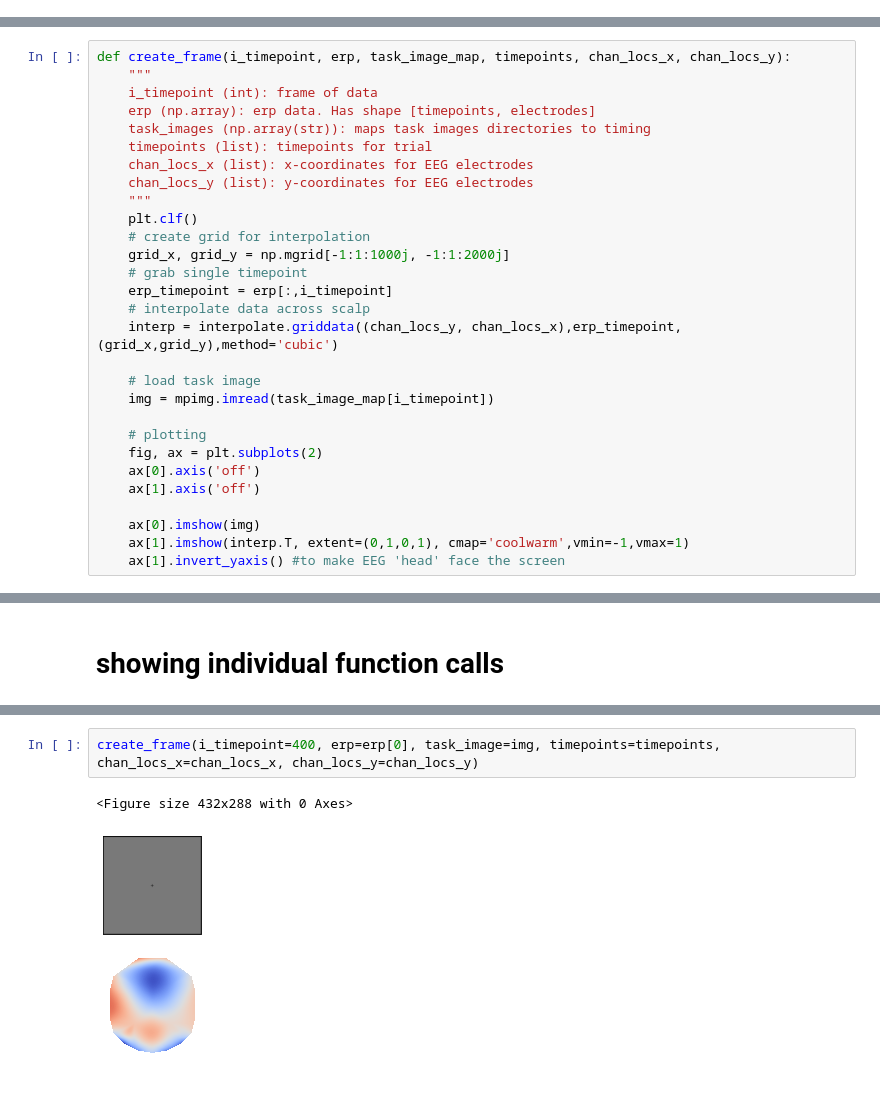
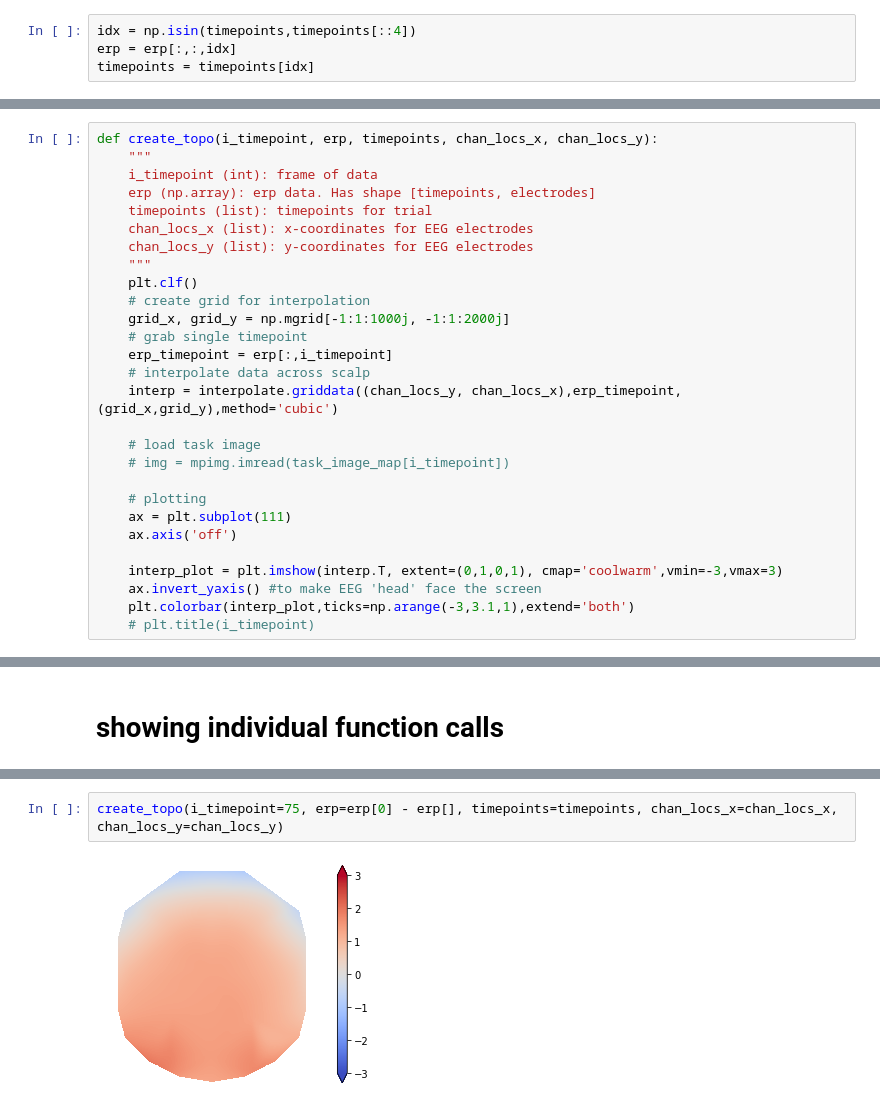
Before and after one commit to WilliamThyer/erp_gif, a Jupyter notebook: gif_erp.ipynb, the cells around one changed output, grey strips where cells are left out. Drawn from its saved outputs; the diff is of its cells as text.

```diff
--- a/gif_erp.ipynb
+++ b/gif_erp.ipynb
@@ -17,14 +17,17 @@ timepoints=erp_data['timepoints']
 chan_locs_x=erp_data['chan_locs_x']
 chan_locs_y=erp_data['chan_locs_y']
 conditions = erp_data['conditions']
+# %%
+idx = np.isin(timepoints,timepoints[::4])
+erp = erp[:,:,idx]
+timepoints = timepoints[idx]
 # %% [markdown]
 # functions
 # %%
-def create_frame(i_timepoint, erp, task_image_map, timepoints, chan_locs_x, chan_locs_y):
+def create_topo(i_timepoint, erp, timepoints, chan_locs_x, chan_locs_y):
     """
     i_timepoint (int): frame of data
     erp (np.array): erp data. Has shape [timepoints, electrodes]
-    task_images (np.array(str)): maps task images directories to timing
     timepoints (list): timepoints for trial
     chan_locs_x (list): x-coordinates for EEG electrodes
     chan_locs_y (list): y-coordinates for EEG electrodes
@@ -38,13 +41,13 @@ def create_frame(i_timepoint, erp, task_image_map, timepoints, chan_locs_x, chan
     interp = interpolate.griddata((chan_locs_y, chan_locs_x),erp_timepoint,(grid_x,grid_y),method='cubic')
 
     # load task image
-    img = mpimg.imread(task_image_map[i_timepoint])
+    # img = mpimg.imread(task_image_map[i_timepoint])
 
     # plotting
-    fig, ax = plt.subplots(2)
-    ax[0].axis('off')
-    ax[1].axis('off')
+    ax = plt.subplot(111)
+    ax.axis('off')
 
-    ax[0].imshow(img)
-    ax[1].imshow(interp.T, extent=(0,1,0,1), cmap='coolwarm',vmin=-1,vmax=1)
-    ax[1].invert_yaxis() #to make EEG 'head' face the screen
+    interp_plot = plt.imshow(interp.T, extent=(0,1,0,1), cmap='coolwarm',vmin=-3,vmax=3)
+    ax.invert_yaxis() #to make EEG 'head' face the screen
+    plt.colorbar(interp_plot,ticks=np.arange(-3,3.1,1),extend='both')
+    # plt.title(i_timepoint)
@@ -72,5 +120,4 @@ plt.imshow(img)
 # %%
-create_frame(i_timepoint=400, erp=erp[0], task_image=img, timepoints=timepoints, chan_locs_x=chan_locs_x, chan_locs_y=chan_locs_y)
+create_topo(i_timepoint=75, erp=erp[0] - erp[], timepoints=timepoints, chan_locs_x=chan_locs_x, chan_locs_y=chan_locs_y)
 # %% [output]
-<Figure size 432x288 with 0 Axes>
-[figure, old version]
+[figure, new version]
```
Also changed, not shown: parts of 7 cells of this notebook.
